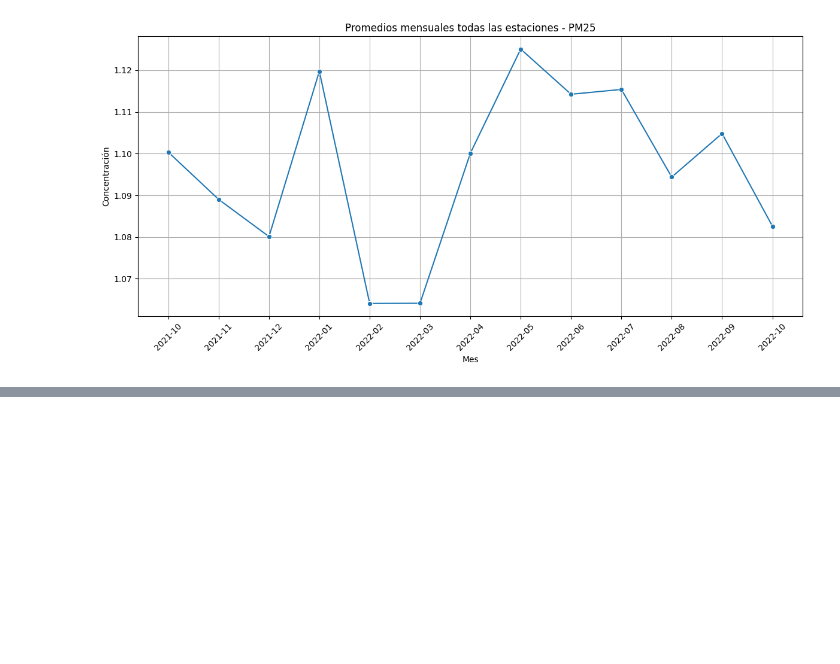
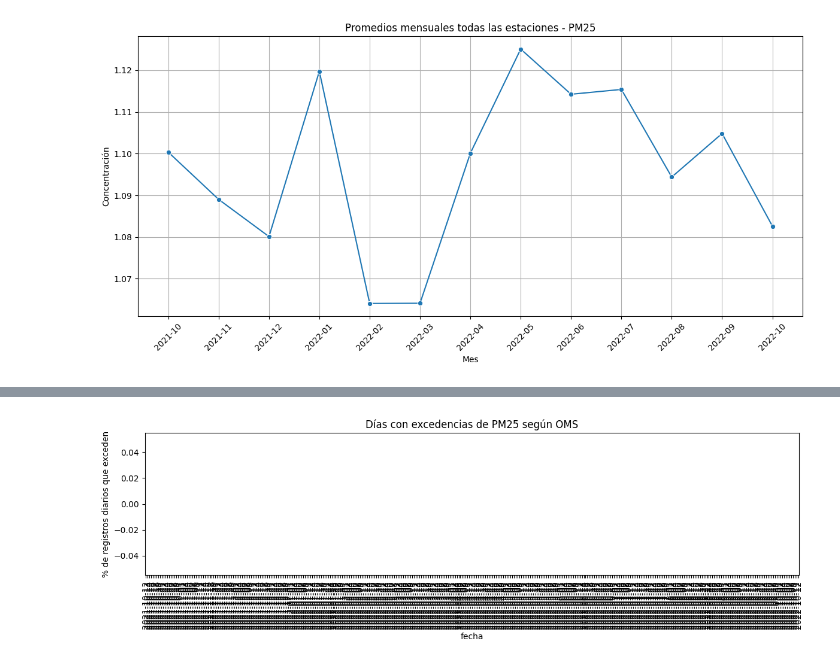
Before and after one commit to jerozapata/Respirando-Datos, a Jupyter notebook: datos_pm25.ipynb, the cells around one changed output, grey strips where cells are left out. Saved outputs shown, nothing was run; the diff lists cells and outputs as text; code cells hidden in the pictures; blank space fills up the shorter version.

```diff
--- a/datos_pm25.ipynb
+++ b/datos_pm25.ipynb
@@ -188,0 +435,10 @@ mapa
+# %%
+limites_normativos = {
+    'pm25': 25,   # μg/m³ (24h) - OMS
+    'pm10': 50,   # μg/m³ (24h) - OMS
+    'ozono': 0.051,  # ppm (8h) - OMS 100 μg/m³ → 0.051 ppm aprox
+    'co': 4.0,    # ppm (24h) - OMS
+    'no2': 0.025, # ppm (1h) - OMS
+    'so2': 0.005, # ppm (24h) - OMS
+    # otros...
+}
@@ -188,0 +457,14 @@ mapa
+# %%
+#gafico de dias que exceden
+
+excesos_diarios = df.groupby(df['fecha'].dt.date)['excede_limite'].mean()
+
+plt.figure(figsize=(12, 4))
+excesos_diarios.plot(kind='bar', color='red')
+plt.title(f'Días con excedencias de {contaminante.upper()} según OMS')
+plt.ylabel('% de registros diarios que exceden')
+plt.xticks(rotation=90)
+plt.tight_layout()
+plt.show()
+# %% [output]
+[figure, added]
```
Also changed, not shown: parts of 24 cells of this notebook, 7 other files.
